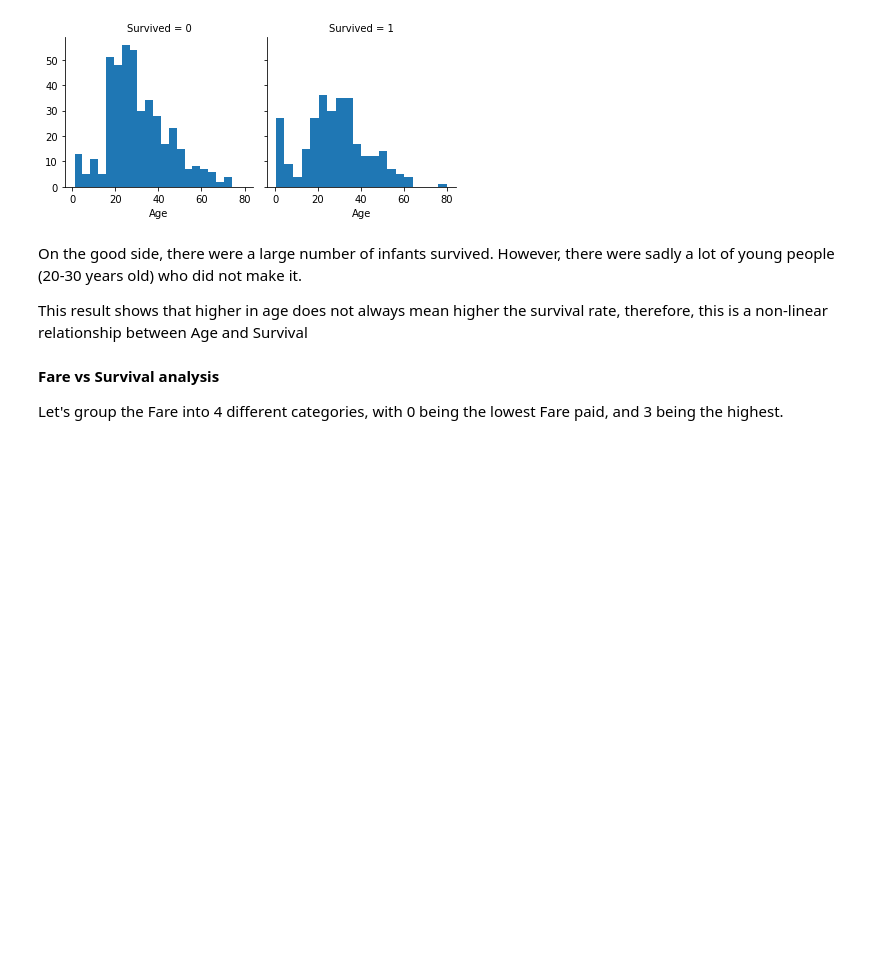
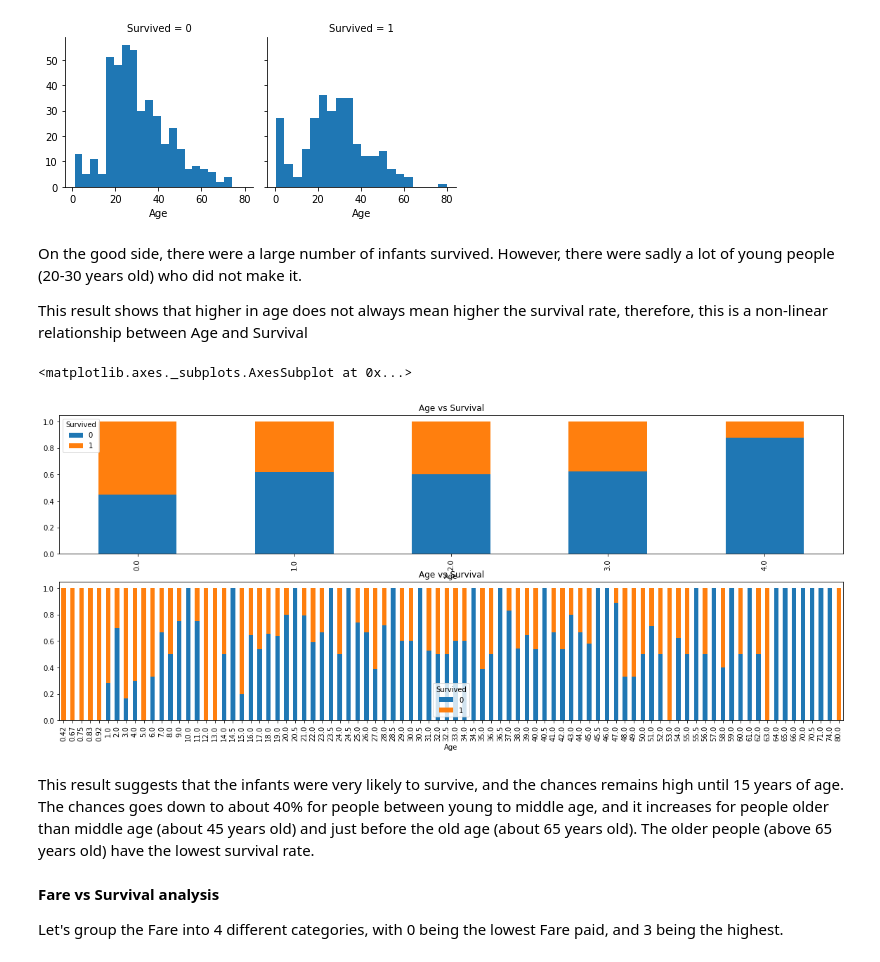
Before and after one commit to paton838/works, a Jupyter notebook: data-science/titanic/titanic_analysis.ipynb, the cells around one changed output. Cells and saved outputs as stored; diff of their text form; code cells hidden in the pictures; blank space fills up the shorter version.

```diff
--- a/data-science/titanic/titanic_analysis.ipynb
+++ b/data-science/titanic/titanic_analysis.ipynb
@@ -163,6 +163,28 @@ g.map(plt.hist, 'Age', bins=20)
 On the good side, there were a large number of infants survived. However, there were sadly a lot of young people (20-30 years old) who did not make it.
 
 This result shows that higher in age does not always mean higher the survival rate, therefore, this is a non-linear relationship between Age and Survival
+# %%
+fig, (ax_age, ax_age_all) = plt.subplots(2, 1, figsize=(20,8))
+
+df_age = df[['Age', 'Survived']].dropna();
+df_age.loc[ df_age['Age'] <= 16, 'Age']                         = 0
+df_age.loc[(df_age['Age'] > 16) & (df_age['Age'] <= 35), 'Age'] = 1
+df_age.loc[(df_age['Age'] > 35) & (df_age['Age'] <= 50), 'Age'] = 2
+df_age.loc[(df_age['Age'] > 50) & (df_age['Age'] <= 65), 'Age'] = 3
+df_age.loc[ df_age['Age'] > 65, 'Age']                          = 4
+
+df_age.groupby('Age')['Age'].count()
+
+age_plot = pd.crosstab(df_age["Age"], df_age["Survived"], normalize='index')
+age_plot.plot(kind='bar', stacked=True, title='Age vs Survival', ax=ax_age)
+
+ax_age_all_plot = pd.crosstab(df["Age"], df["Survived"], normalize='index')
+ax_age_all_plot.plot(kind='bar', stacked=True, title='Age vs Survival', ax=ax_age_all)
+# %% [output]
+<matplotlib.axes._subplots.AxesSubplot at 0x...>
+[figure, added]
+# %% [markdown]
+This result suggests that the infants were very likely to survive, and the chances remains high until 15 years of age. The chances goes down to about 40% for people between young to middle age, and it increases for people older than middle age (about 45 years old) and just before the old age (about 65 years old). The older people (above 65 years old) have the lowest survival rate.
 # %% [markdown]
 **Fare vs Survival analysis**
 
```
Also changed, not shown: parts of 1 cell of this notebook.
